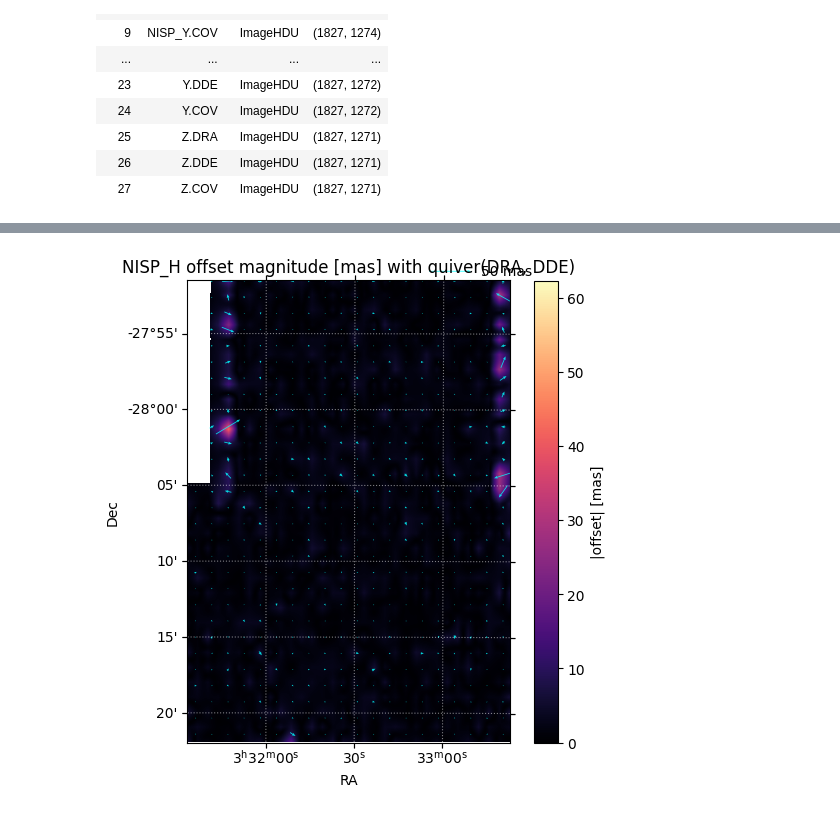
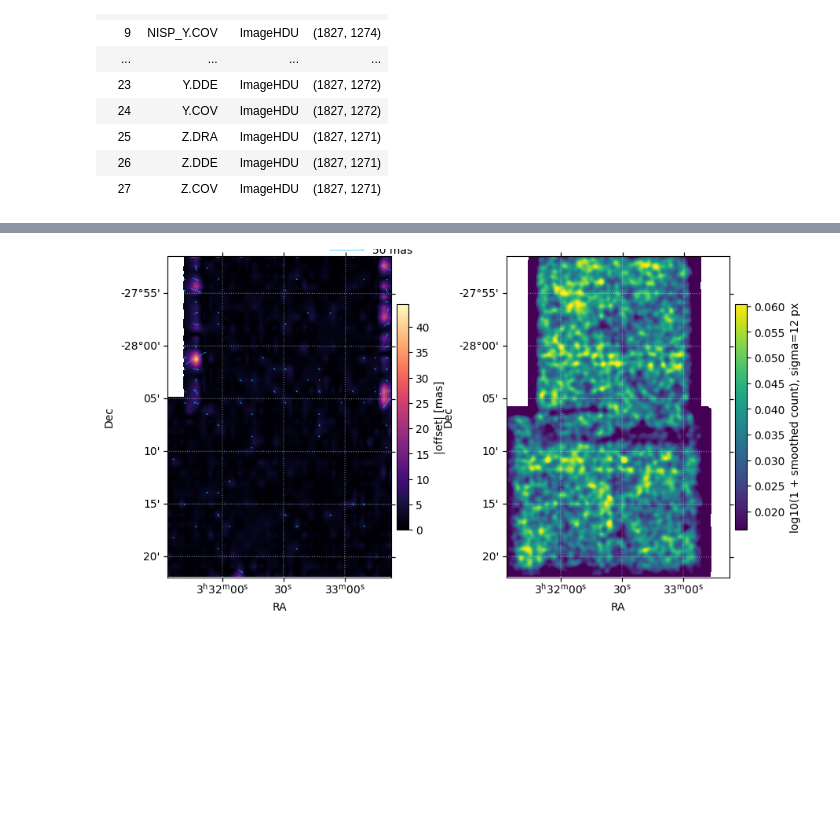
Before and after one commit to xoubish/JAISP, a Jupyter notebook: io/08_visualize_concordance_fits.ipynb, the cells around one changed output, grey strips where cells are left out. Drawn from its saved outputs; the diff is of its cells as text; code cells hidden in the pictures; blank space fills up the shorter version.

```diff
--- a/io/08_visualize_concordance_fits.ipynb
+++ b/io/08_visualize_concordance_fits.ipynb
@@ -248,7 +328,7 @@ nrows = len(GROUP_NAMES)
 fig, axes = plt.subplots(
     nrows,
     1,
-    figsize=(9, 3.6 * nrows),
+    figsize=(12, 4 * nrows),
     constrained_layout=True,
     squeeze=False,
 )
@@ -278,7 +358,7 @@ for row_idx, name in enumerate(GROUP_NAMES):
         if first_quiver is None:
             first_quiver = quiver
 
-    ax.set_title(f"{name} offset magnitude [mas] with quiver(DRA, DDE)")
+    #ax.set_title(f"{name} offset magnitude [mas] with quiver(DRA, DDE)")
     ax.set_xlabel("x [pixel]")
     ax.set_ylabel("y [pixel]")
     plt.colorbar(im, ax=ax, fraction=0.046, pad=0.02, label="|offset| [mas]")
@@ -293,40 +373,70 @@ plt.show()
 # %%
 GROUP = GROUP_NAMES[0]  # Change this to another key from GROUP_NAMES.
 
 entry = grouped[GROUP]
 wcs = WCS(entry["DRA"]["header"])
 dra = entry["DRA"]["data"] * MAS_PER_ARCSEC
 dde = entry["DDE"]["data"] * MAS_PER_ARCSEC
 cov = entry["COV"]["data"] if "COV" in entry else None
 
 magnitude = offset_magnitude(dra, dde, cov)
 x, y, u, v = quiver_samples(
     dra,
     dde,
     cov,
     reference_mas=QUIVER_REF_MAS,
     min_mas=QUIVER_MIN_MAS,
 )
+density_map, cached, n_in_frame = source_density_map(entry, GROUP)
 
-fig = plt.figure(figsize=(8, 6))
-ax = fig.add_subplot(1, 1, 1, projection=wcs)
-ax.set_facecolor("white")
+fig = plt.figure(figsize=(10.2, 5.3))
+ax1 = fig.add_subplot(1, 2, 1, projection=wcs)
+ax2 = fig.add_subplot(1, 2, 2, projection=wcs)
 
-im = ax.imshow(magnitude, cmap="magma", vmin=0.0, vmax=MAG_VMAX)
+for ax in (ax1, ax2):
+    ax.set_facecolor("white")
+    ax.coords.grid(color="white", ls=":", alpha=0.5)
+    ax.set_xlabel("RA")
+    ax.set_ylabel("Dec")
+
+im1 = ax1.imshow(magnitude, cmap="magma", vmin=0.0, vmax=MAG_VMAX)
 quiver = None
 if len(x):
-    quiver = ax.quiver(x, y, u, v, **QUIVER_STYLE)
+    quiver = ax1.quiver(x, y, u, v, **QUIVER_STYLE)
 
-ax.coords.grid(color="white", ls=":", alpha=0.5)
-ax.set_xlabel("RA")
-ax.set_ylabel("Dec")
-ax.set_title(f"{GROUP} offset magnitude [mas] with quiver(DRA, DDE)")
-
+#ax1.set_title(f"{GROUP} offset magnitude [mas] with quiver(DRA, DDE)")
 if quiver is not None:
     key_length = 50.0 / QUIVER_REF_MAS * QUIVER_ARROW_PIXELS
-    ax.quiverkey(quiver, X=0.88, Y=1.02, U=key_length, label="50 mas", labelpos="E")
+    ax1.quiverkey(quiver, X=0.88, Y=1.02, U=key_length, label="50 mas", labelpos="E")
+plt.colorbar(im1, ax=ax1, fraction=0.04, pad=0.02, label="|offset| [mas]")
 
-plt.colorbar(im, ax=ax, fraction=0.046, pad=0.04, label="|offset| [mas]")
+if density_map is None:
+    ax2.text(0.5, 0.5, "No cached source points available", ha="center", va="center", transform=ax2.transAxes)
+else:
+    density_log = np.ma.log10(density_map + 1.0)
+    density_vals = finite_values(density_log)
+    density_vals = density_vals[density_vals > 0]
+    if density_vals.size:
+        density_vmin = float(np.percentile(density_vals, DENSITY_RANGE_LO_PCT))
+        density_vmax = float(np.percentile(density_vals, DENSITY_RANGE_HI_PCT))
+        if density_vmax <= density_vmin:
+            density_vmin = 0.0
+            density_vmax = max(0.5, float(density_vals.max()))
+    else:
+        density_vmin, density_vmax = 0.0, 1.0
+    im2 = ax2.imshow(density_log, cmap="viridis", vmin=density_vmin, vmax=density_vmax)
+    n_used = 0 if cached is None else cached["n_used"]
+    #ax2.set_title(
+    #    f"{GROUP} density of cached fit points ({n_in_frame:,}/{n_used:,} in frame)"
+    #)
+    plt.colorbar(
+        im2,
+        ax=ax2,
+        fraction=0.04,
+        pad=0.02,
+        label=f"log10(1 + smoothed count), sigma={DENSITY_SIGMA_PX:.0f} px",
+    )
+
 plt.show()
 # %% [output]
-[figure, old version]
+[figure, new version]
```
Also changed, not shown: parts of 4 cells of this notebook.
